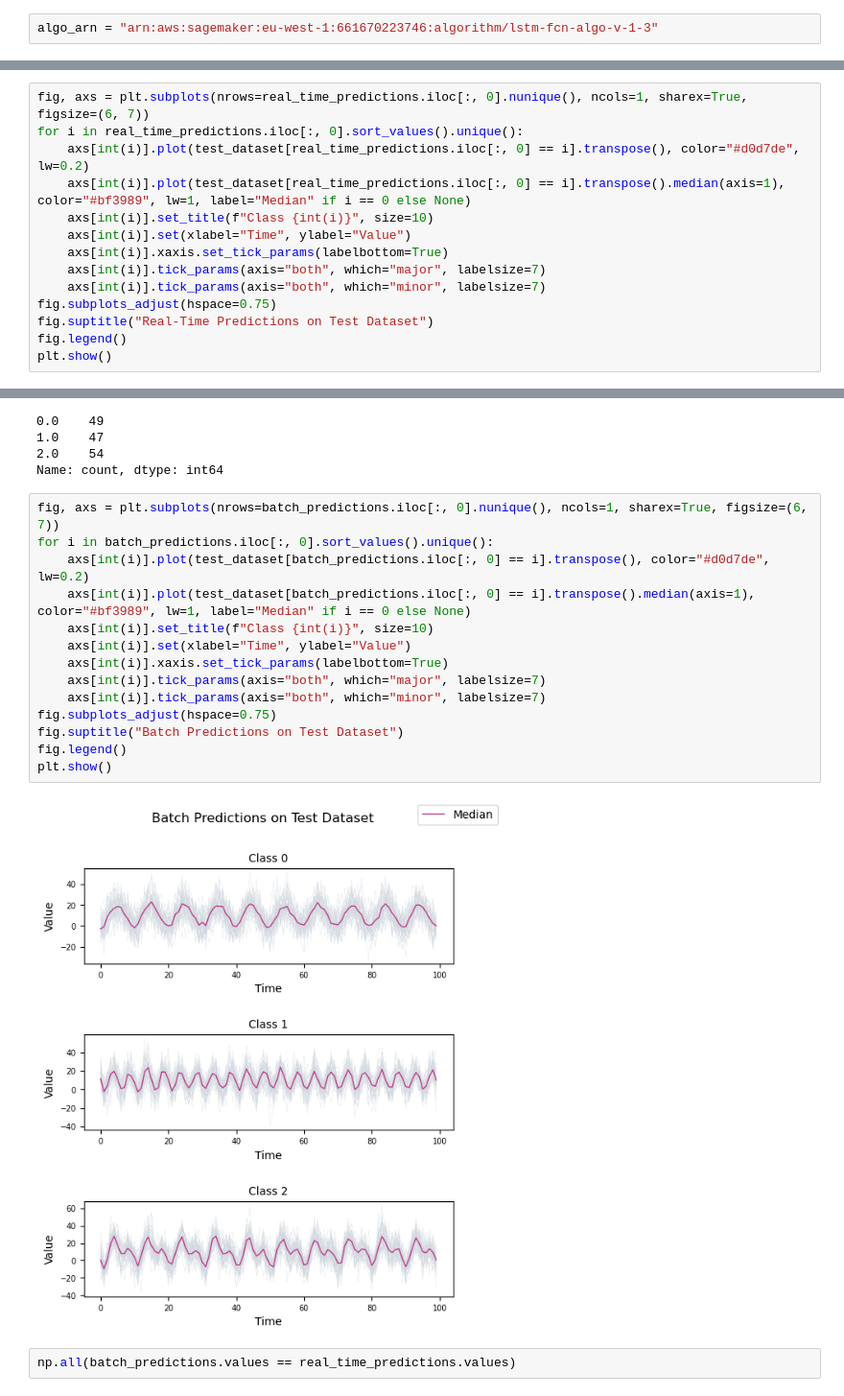
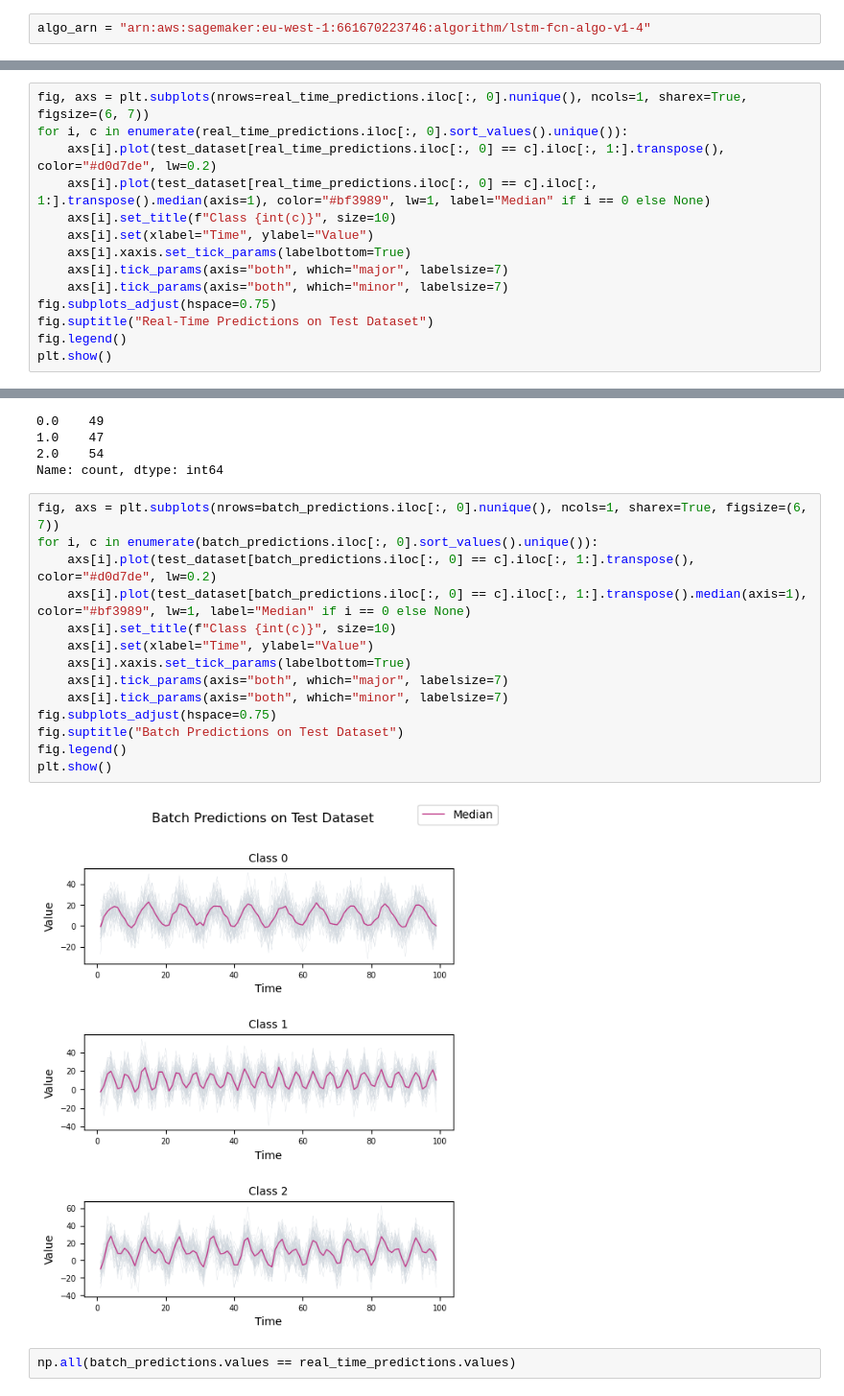
Before and after one commit to fg-research/lstm-fcn-sagemaker, a Jupyter notebook: notebook.ipynb, the cells around one changed output, grey strips where cells are left out. Shown at 96% size. Cells and saved outputs as stored; diff of their text form.

```diff
--- a/notebook.ipynb
+++ b/notebook.ipynb
@@ -70,7 +70,7 @@ To subscribe to the algorithm:
 1. On the **Subscribe to this software** page, review and click on **"Accept Offer"** if you agree with EULA, pricing, and support terms.
 1. Once you click on the **Continue to configuration** button and then choose a **region**, you will see a **Product ARN**. This is the algorithm ARN that you need to specify while training a custom ML model. **Copy the ARN corresponding to your region and specify the same in the following cell.**
 # %%
-algo_arn = "arn:aws:sagemaker:eu-west-1:661670223746:algorithm/lstm-fcn-algo-v-1-3"
+algo_arn = "arn:aws:sagemaker:eu-west-1:661670223746:algorithm/lstm-fcn-algo-v1-4"
 # %% [markdown]
 ## 2. Prepare dataset
 # %%
@@ -429,14 +428,14 @@ real_time_predictions.iloc[:, 0].rename(None).value_counts().sort_index()
 Name: count, dtype: int64
 # %%
 fig, axs = plt.subplots(nrows=real_time_predictions.iloc[:, 0].nunique(), ncols=1, sharex=True, figsize=(6, 7))
-for i in real_time_predictions.iloc[:, 0].sort_values().unique():
-    axs[int(i)].plot(test_dataset[real_time_predictions.iloc[:, 0] == i].transpose(), color="#d0d7de", lw=0.2)
-    axs[int(i)].plot(test_dataset[real_time_predictions.iloc[:, 0] == i].transpose().median(axis=1), color="#bf3989", lw=1, label="Median" if i == 0 else None)
-    axs[int(i)].set_title(f"Class {int(i)}", size=10)
-    axs[int(i)].set(xlabel="Time", ylabel="Value")
-    axs[int(i)].xaxis.set_tick_params(labelbottom=True)
-    axs[int(i)].tick_params(axis="both", which="major", labelsize=7)
-    axs[int(i)].tick_params(axis="both", which="minor", labelsize=7)
+for i, c in enumerate(real_time_predictions.iloc[:, 0].sort_values().unique()):
+    axs[i].plot(test_dataset[real_time_predictions.iloc[:, 0] == c].iloc[:, 1:].transpose(), color="#d0d7de", lw=0.2)
+    axs[i].plot(test_dataset[real_time_predictions.iloc[:, 0] == c].iloc[:, 1:].transpose().median(axis=1), color="#bf3989", lw=1, label="Median" if i == 0 else None)
+    axs[i].set_title(f"Class {int(c)}", size=10)
+    axs[i].set(xlabel="Time", ylabel="Value")
+    axs[i].xaxis.set_tick_params(labelbottom=True)
+    axs[i].tick_params(axis="both", which="major", labelsize=7)
+    axs[i].tick_params(axis="both", which="minor", labelsize=7)
 fig.subplots_adjust(hspace=0.75)
 fig.suptitle("Real-Time Predictions on Test Dataset")
 fig.legend()
@@ -675,20 +674,20 @@ batch_predictions.iloc[:, 0].rename(None).value_counts().sort_index()
 Name: count, dtype: int64
 # %%
 fig, axs = plt.subplots(nrows=batch_predictions.iloc[:, 0].nunique(), ncols=1, sharex=True, figsize=(6, 7))
-for i in batch_predictions.iloc[:, 0].sort_values().unique():
-    axs[int(i)].plot(test_dataset[batch_predictions.iloc[:, 0] == i].transpose(), color="#d0d7de", lw=0.2)
-    axs[int(i)].plot(test_dataset[batch_predictions.iloc[:, 0] == i].transpose().median(axis=1), color="#bf3989", lw=1, label="Median" if i == 0 else None)
-    axs[int(i)].set_title(f"Class {int(i)}", size=10)
-    axs[int(i)].set(xlabel="Time", ylabel="Value")
-    axs[int(i)].xaxis.set_tick_params(labelbottom=True)
-    axs[int(i)].tick_params(axis="both", which="major", labelsize=7)
-    axs[int(i)].tick_params(axis="both", which="minor", labelsize=7)
+for i, c in enumerate(batch_predictions.iloc[:, 0].sort_values().unique()):
+    axs[i].plot(test_dataset[batch_predictions.iloc[:, 0] == c].iloc[:, 1:].transpose(), color="#d0d7de", lw=0.2)
+    axs[i].plot(test_dataset[batch_predictions.iloc[:, 0] == c].iloc[:, 1:].transpose().median(axis=1), color="#bf3989", lw=1, label="Median" if i == 0 else None)
+    axs[i].set_title(f"Class {int(c)}", size=10)
+    axs[i].set(xlabel="Time", ylabel="Value")
+    axs[i].xaxis.set_tick_params(labelbottom=True)
+    axs[i].tick_params(axis="both", which="major", labelsize=7)
+    axs[i].tick_params(axis="both", which="minor", labelsize=7)
 fig.subplots_adjust(hspace=0.75)
 fig.suptitle("Batch Predictions on Test Dataset")
 fig.legend()
 plt.show()
 # %% [output]
-[figure, old version]
+[figure, new version]
 # %%
 np.all(batch_predictions.values == real_time_predictions.values)
 # %% [output]
```
Also changed, not shown: parts of 15 cells of this notebook, 1 other file.
